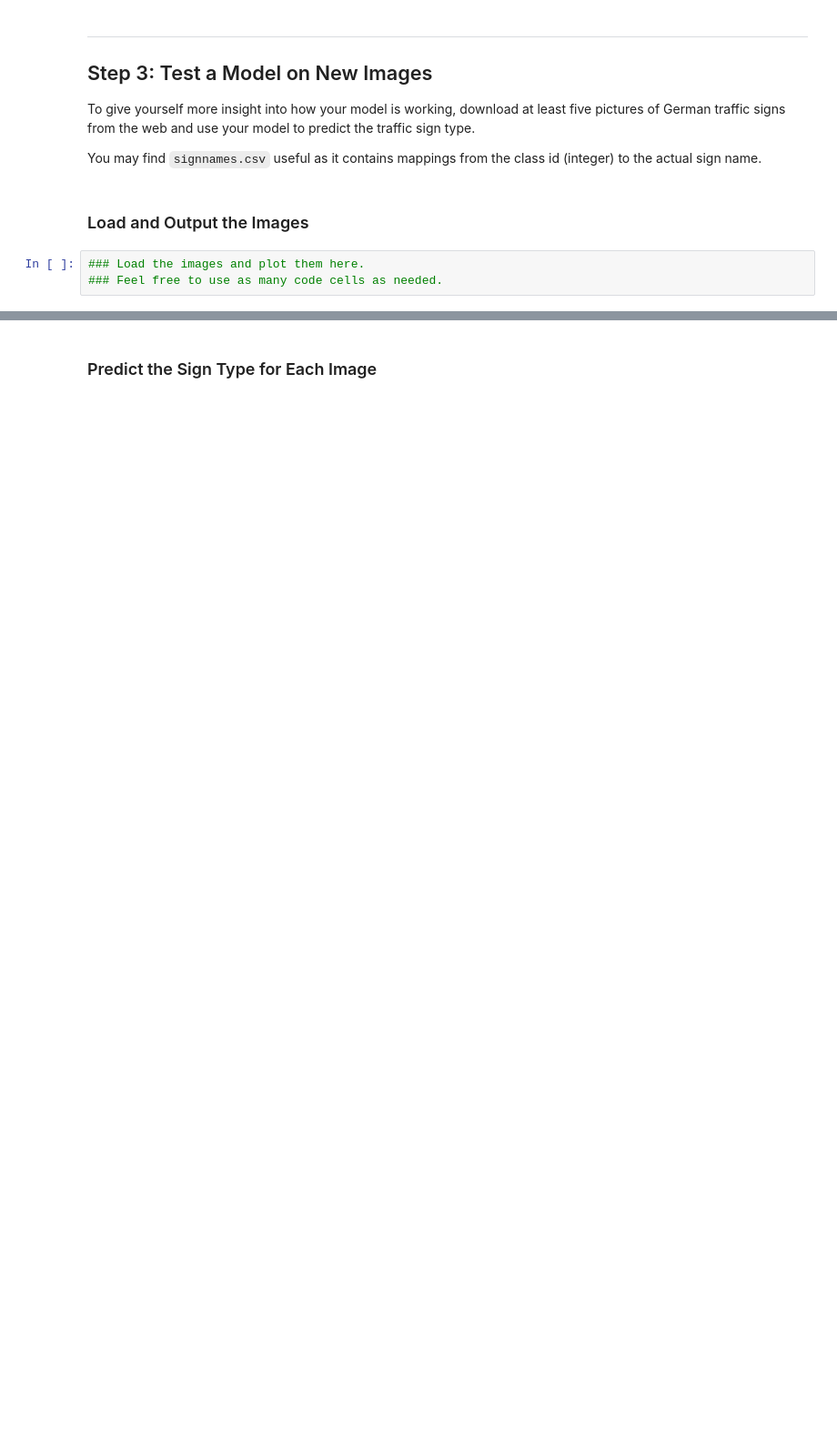
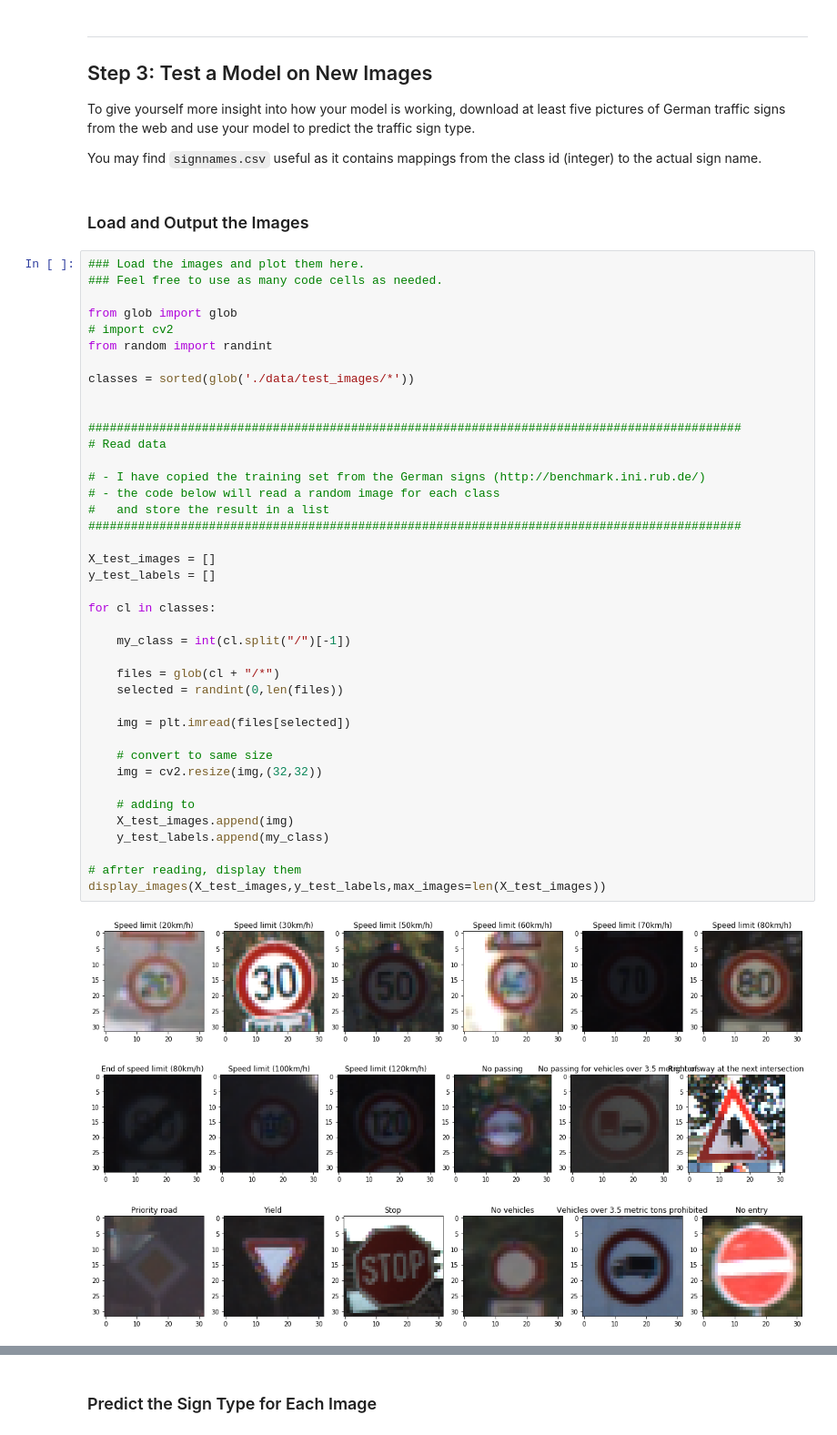
Before and after one commit to RenSilvaAU/CarND-Traffic-Sign-Classifier-Project, a Jupyter notebook: Traffic_Sign_Classifier.ipynb, the cells around one changed output, grey strips where cells are left out. Shown at 91% size. Saved outputs shown, nothing was run; the diff lists cells and outputs as text; blank space fills up the shorter version.

```diff
--- a/Traffic_Sign_Classifier.ipynb
+++ b/Traffic_Sign_Classifier.ipynb
@@ -697,6 +651,47 @@ To give yourself more insight into how your model is working, download at least
 You may find `signnames.csv` useful as it contains mappings from the class id (integer) to the actual sign name.
 # %% [markdown]
 ### Load and Output the Images
-# %%
-### Load the images and plot them here.
-### Feel free to use as many code cells as needed.
+# %%
+### Load the images and plot them here.
+### Feel free to use as many code cells as needed.
+
+from glob import glob
+# import cv2
+from random import randint
+
+classes = sorted(glob('./data/test_images/*'))
+
+
+############################################################################################
+# Read data
+
+# - I have copied the training set from the German signs (http://benchmark.ini.rub.de/)
+# - the code below will read a random image for each class
+#   and store the result in a list
+############################################################################################
+
+X_test_images = []
+y_test_labels = []
+
+for cl in classes:
+
+    my_class = int(cl.split("/")[-1])
+
+    files = glob(cl + "/*")
+    selected = randint(0,len(files))
+
+    img = plt.imread(files[selected])
+
+    # convert to same size
+    img = cv2.resize(img,(32,32))
+
+    # adding to
+    X_test_images.append(img)
+    y_test_labels.append(my_class)
+
+# afrter reading, display them
+display_images(X_test_images,y_test_labels,max_images=len(X_test_images))
+# %% [output]
+[figure, added]
+[figure, added]
+[figure, added]
```
Also changed, not shown: parts of 16 cells of this notebook, 4 other files.
